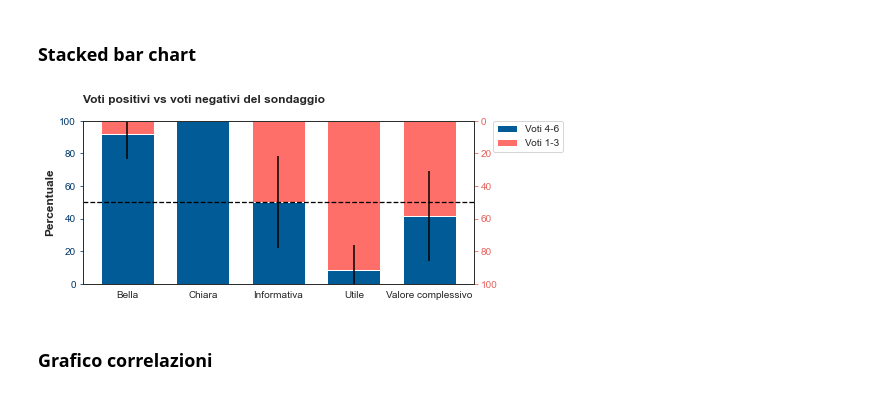
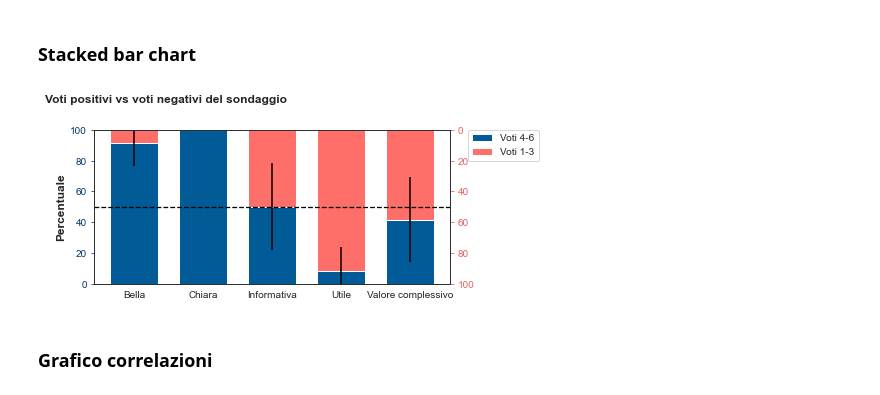
Before and after one commit to giocoal/air-quality-milano-interactive-data-visualization-tableau, a Jupyter notebook: Valutazione_qualitá/Data_Visualization_21_22_valutazione_qualita.ipynb, the cells around one changed output. Drawn from its saved outputs; the diff is of its cells as text; code cells hidden in the pictures.

```diff
--- a/Valutazione_qualitá/Data_Visualization_21_22_valutazione_qualita.ipynb
+++ b/Valutazione_qualitá/Data_Visualization_21_22_valutazione_qualita.ipynb
@@ -304,36 +304,36 @@ ax.bar(percent_2_gruppi['Aggettivo'],\
 
 ax.bar(percent_2_gruppi['Aggettivo'],\
        percent_2_gruppi['Voti 1-3'],\
        width = 0.7,\
        color = '#ff6f69',\
        bottom=percent_2_gruppi['Voti 4-6'],\
        label='Voti 1-3',\
       )
 
 #legenda e label
 ax.set_ylabel('Percentuale', size=12, weight="bold")
 ax.legend(bbox_to_anchor=(1.05, 1), loc='upper left', borderaxespad=0)
 
 #sistemo assi
 #sns.despine()
 
 
 #Inserimento del titolo
 titolo = "Voti positivi vs voti negativi del sondaggio"
 fig.suptitle(
     titolo,
-    x = 0.125,
+    x = 0,
     y = 1,
     ha="left",
     fontsize=12,
     weight="bold",
     wrap = True
 )
 ax.axhline(50, lw = 1.3, color='k', ls = '--')
 
-fig.savefig("qp_barchart.png", dpi=300, bbox_inches='tight')
+fig.savefig("qp_barchart.png", dpi=150, bbox_inches='tight')
 # %% [output]
-[figure, old version]
+[figure, new version]
 # %% [markdown]
 ### Grafico correlazioni
 # %%
```
Also changed, not shown: parts of 6 cells of this notebook, 8 other files.
